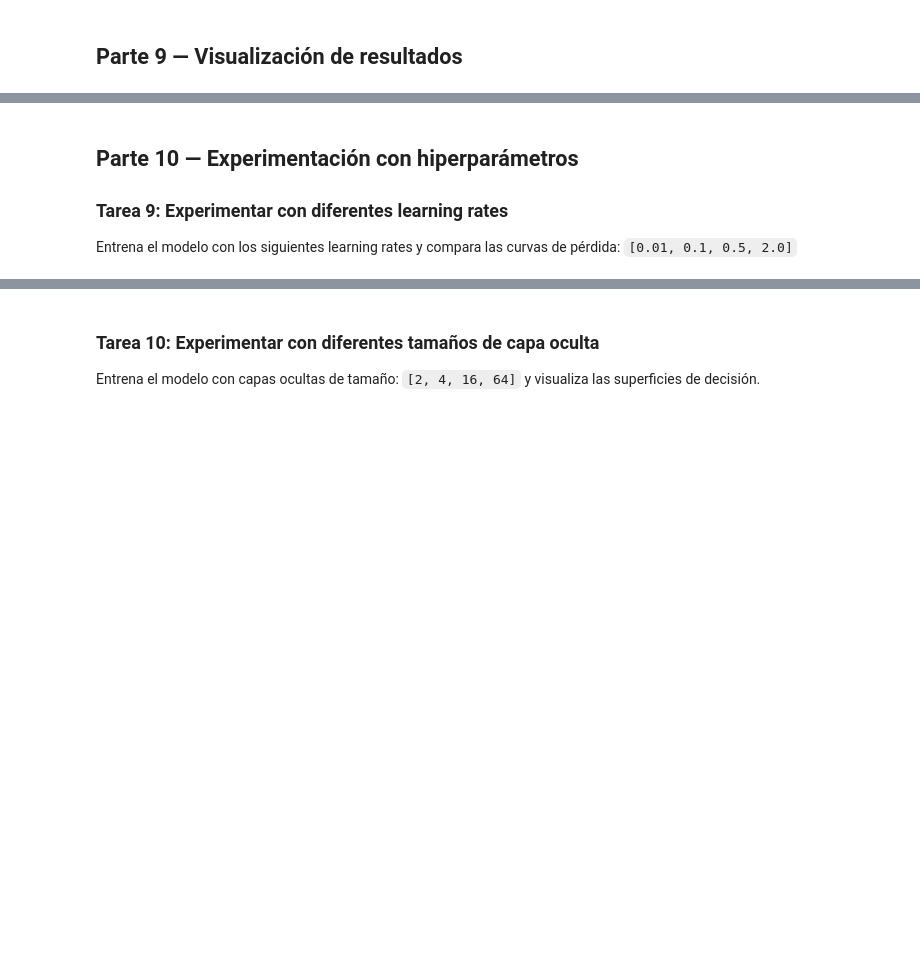
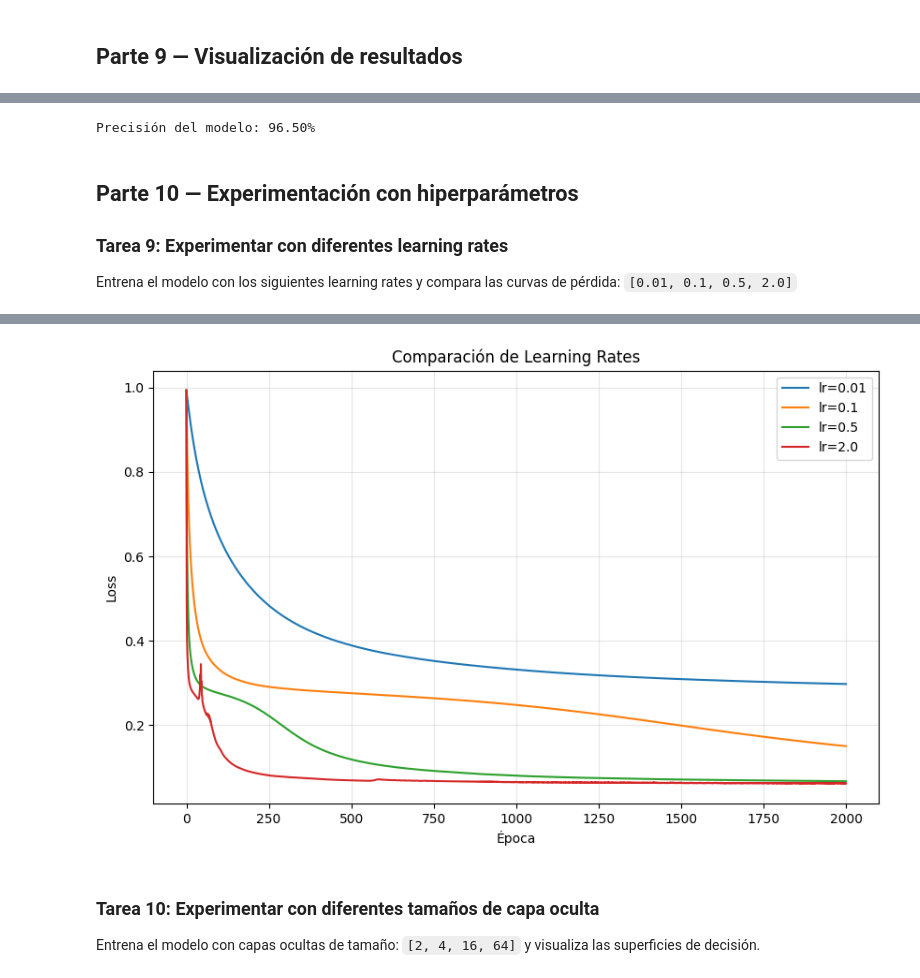
Before and after one commit to josenomberto/UTEC-CDIAV3-MCD8010, a Jupyter notebook: Semana_13_gd_practica.ipynb, the cells around one changed output, grey strips where cells are left out. Cells and saved outputs as stored; diff of their text form; code cells hidden in the pictures; blank space fills up the shorter version.

```diff
--- a/Semana_13_gd_practica.ipynb
+++ b/Semana_13_gd_practica.ipynb
@@ -429,11 +429,10 @@ def train(X, y, n_hidden=16, learning_rate=0.5, epochs=1000, print_every=100):
         # Paso 5: Actualizar parámetros
         # ============================================
 
-        params = initialize_parameters(2, 16, 1)
         cache = forward(X, params)
         loss = compute_loss(y, cache['a2'])
         grads = backward(X, y, params, cache)
-        params = update_parameters(params,grads,learning_rate)
+        params = update_parameters(params, grads, learning_rate)
 
         # Registrar pérdida (descomentar cuando completes los pasos)
         losses.append(loss)
@@ -472,5 +473,7 @@ cache = forward(X, trained_params)
 predictions = (cache['a2'] > 0.5).astype(int)
 accuracy = np.mean(predictions == y) * 100
 print(f"Precisión del modelo: {accuracy:.2f}%")
+# %% [output]
+Precisión del modelo: 96.50%
 # %%
 # 9c. Superficie de decisión
@@ -512,7 +520,9 @@ for lr in learning_rates:
     # _, losses_lr = train(X, y, ...)
     # plt.plot(losses_lr, label=f'lr={lr}')
     # ============================================
-    pass
+
+    _, losses_lr = train(X, y, n_hidden=16, learning_rate=lr, epochs=2000, print_every=200)
+    plt.plot(losses_lr, label=f'lr={lr}')
 
 plt.title('Comparación de Learning Rates')
 plt.xlabel('Época')
@@ -520,3 +530,4 @@ plt.ylabel('Loss')
 plt.legend()
 plt.grid(True, alpha=0.3)
 plt.show()
+# %% [output]
@@ -523,3 +551,4 @@ plt.show()
+[figure, added]
 # %% [markdown]
 ### Tarea 10: Experimentar con diferentes tamaños de capa oculta
 
```
Also changed, not shown: parts of 7 cells of this notebook.
